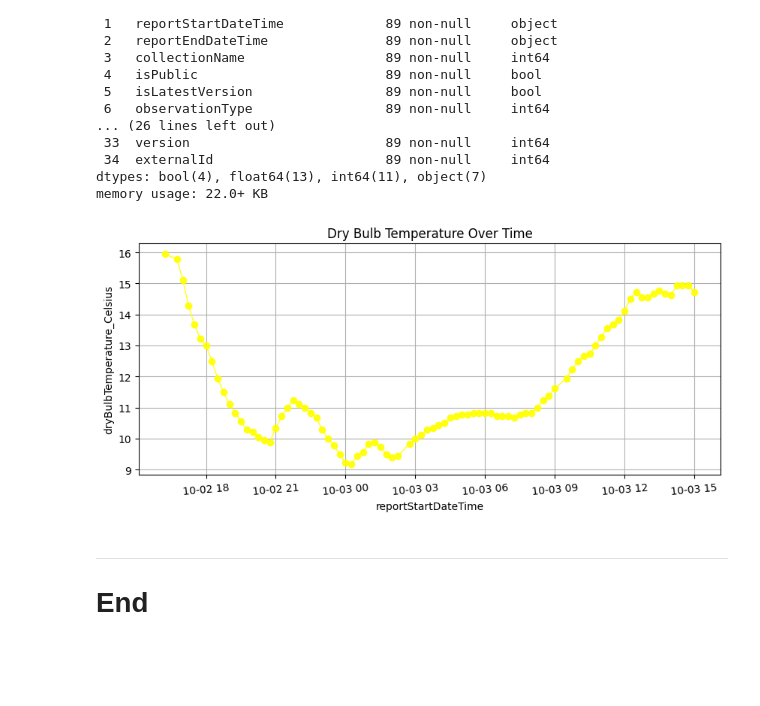
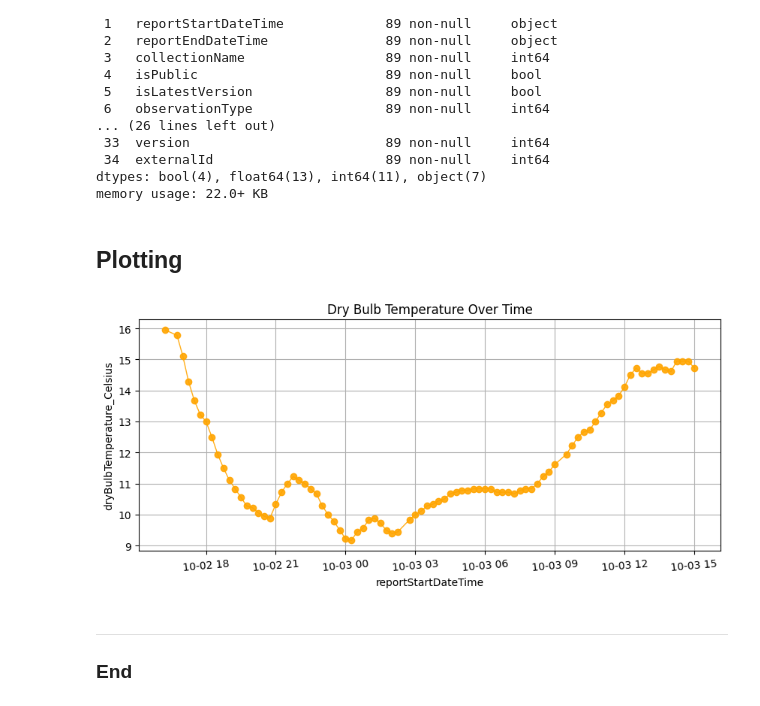
Before and after one commit to Noemidiaz/programming_for_data_analytics, a Jupyter notebook: assignments/assignment2-weather.ipynb, the cells around one changed output. Saved outputs shown, nothing was run; the diff lists cells and outputs as text; code cells hidden in the pictures; blank space fills up the shorter version.

Commit message:
changing headings and the colour on plot

```diff
--- a/assignments/assignment2-weather.ipynb
+++ b/assignments/assignment2-weather.ipynb
@@ -76,6 +76,8 @@ Data columns (total 35 columns):
  34  externalId                      89 non-null     int64
 dtypes: bool(4), float64(13), int64(11), object(7)
 memory usage: 22.0+ KB
+# %% [markdown]
+## Plotting
 # %%
 # datetime variable: 'reportStartDateTime'
 # This is the starting time date which represent the temperature at the beginning of each interval
@@ -85,18 +87,18 @@ df['reportStartDateTime'] = pd.to_datetime(df['reportStartDateTime'])
 # %%
 # Plotting dry bulb tempeture over time in Celsius
 plt.figure(figsize=(10, 4))
-plt.plot(df['reportStartDateTime'], df['dryBulbTemperature_Celsius'], color="yellow", linestyle="-", linewidth="1", marker="o", alpha=0.9)
+plt.plot(df['reportStartDateTime'], df['dryBulbTemperature_Celsius'], color="orange", linestyle="-", linewidth="1", marker="o", alpha=0.9)
 
 plt.xlabel("reportStartDateTime")
 plt.ylabel("dryBulbTemperature_Celsius")
 plt.title("Dry Bulb Temperature Over Time")
 plt.grid(True)
 plt.xticks(rotation=5)
 
 plt.show()
 # %% [output]
-[figure, old version]
+[figure, new version]
 # %% [markdown]
 ***
 
-# End
+### End
```
Also changed, not shown: parts of 2 cells of this notebook.
